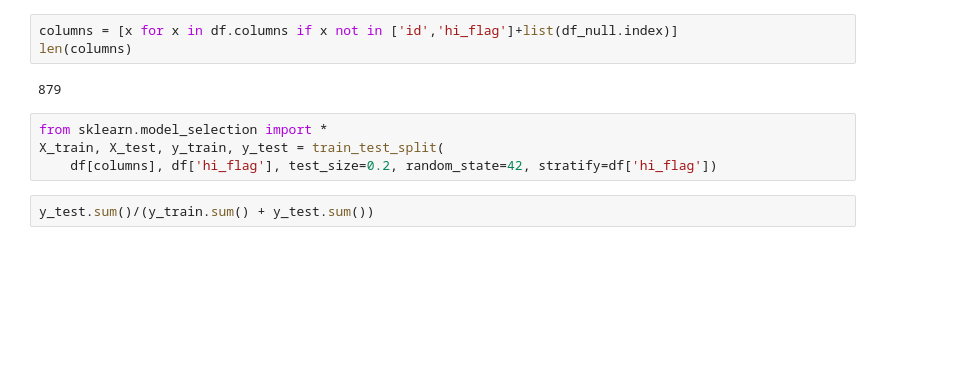
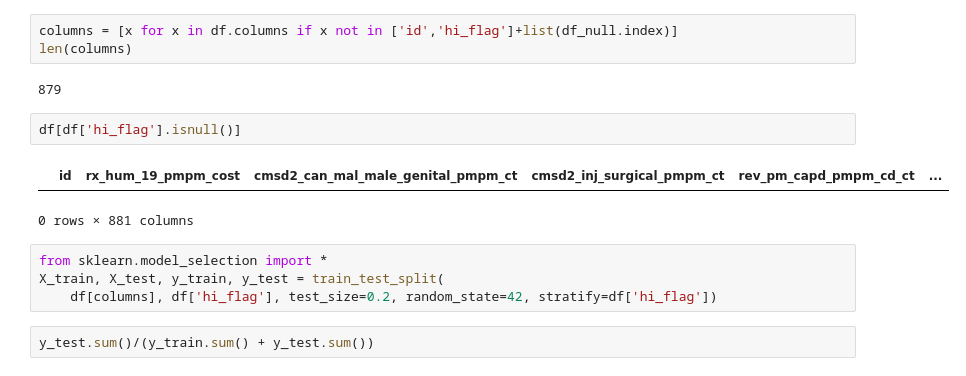
Before and after one commit to sindla97/Machine-Learning, a Jupyter notebook: humana.ipynb, the cells around one changed output. Saved outputs shown, nothing was run; the diff lists cells and outputs as text; blank space fills up the shorter version.

```diff
--- a/humana.ipynb
+++ b/humana.ipynb
@@ -55,6 +70,11 @@ columns = [x for x in df.columns if x not in ['id','hi_flag']+list(df_null.index
 len(columns)
 # %% [output]
 879
+# %%
+df[df['hi_flag'].isnull()]
+# %% [output]
+|  | id | rx_hum_19_pmpm_cost | cmsd2_can_mal_male_genital_pmpm_ct | cmsd2_inj_surgical_pmpm_ct | rev_pm_capd_pmpm_cd_ct | ... |
+0 rows × 881 columns
 # %%
 from sklearn.model_selection import *
 X_train, X_test, y_train, y_test = train_test_split(
```
Also changed, not shown: parts of 8 cells of this notebook.
